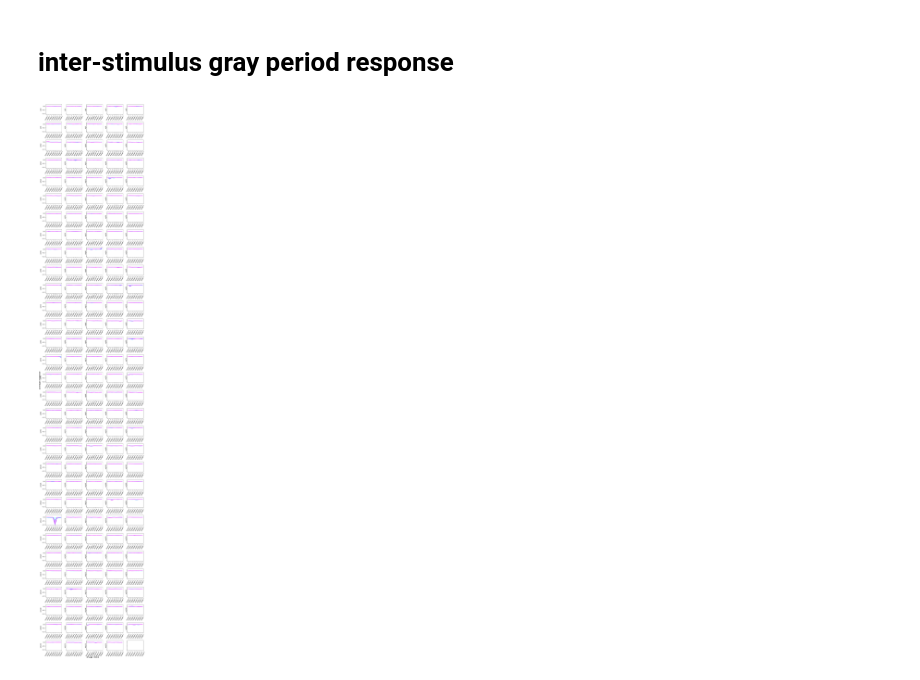
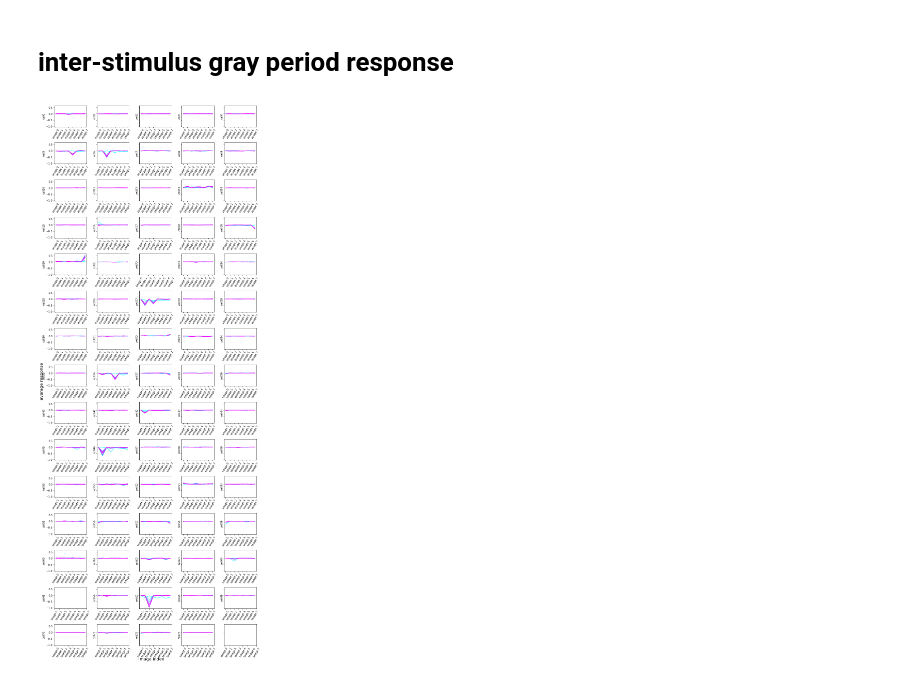
Before and after one commit to hanshuting/swdb_2018_tools, a Jupyter notebook: theory_project/tuning_curve_analysis.ipynb, the cells around one changed output. Drawn from its saved outputs; the diff is of its cells as text; code cells hidden in the pictures.

```diff
--- a/theory_project/tuning_curve_analysis.ipynb
+++ b/theory_project/tuning_curve_analysis.ipynb
@@ -28,7 +28,7 @@ manifest_file = 'visual_behavior_data_manifest.csv'
 manifest = pd.read_csv(os.path.join(drive_path,manifest_file))
 # %%
 # find experiment ids
-targeted_structure = 'VISp'
+targeted_structure = 'VISal'
 cre_line = 'Slc17a7-IRES2-Cre'
 # cre_line = 'Vip-IRES-Cre'
 session_type = 'behavior_session_A'
@@ -43,7 +42,7 @@ manifest[(manifest['targeted_structure']==targeted_structure) & (manifest['cre_l
 # %% [markdown]
 V1, VIP: experiment_id=695471168, cells are tuned to gray
 # %%
-experiment_id = 720001924
+experiment_id = 692342909
 experiment_container_id = manifest[manifest.experiment_id==experiment_id].experiment_container_id.values[0]
 
 dataset= VisualBehaviorOphysDataset(experiment_id, cache_dir=drive_path)
@@ -132,8 +131,8 @@ for row in range(num_row):
 
         for im in range(num_im):
             for r in range(len_cutoff):
-                im_resp_avg[cell, im, r] = np.mean(avg_resp[im][cell, r, :])
-                im_resp_se[cell, im, r] = np.std(avg_resp[im][cell, r, :])/np.sqrt(avg_resp[im].shape[2])
+                im_resp_avg[cell, im, r] = np.nanmean(avg_resp[im][cell, r, :])
+                im_resp_se[cell, im, r] = np.nanstd(avg_resp[im][cell, r, :])/np.sqrt(avg_resp[im].shape[2])
 
         for i, c in zip(range(len_cutoff),color_idx): # loop over repeats
 
@@ -155,10 +154,13 @@ fig.savefig('fig/tuning_curve_flash_' + targeted_structure + '_' + cre_line + '_
 # %%
 # population tuning curve
+im_resp_avg_pos = im_resp_avg.copy()
+im_resp_avg_pos[im_resp_avg_pos<0] = 0 # zero out negative tuning values
+
 
 # create plot
 fig, ax = plt.subplots(figsize=(6,4))
 for r, c in zip(range(len_cutoff),color_idx):
-    ax.plot(np.sum(im_resp_avg[:,:,r], axis=0), color=cmap(c))
+    ax.plot(np.nansum(im_resp_avg_pos[:,:,r], axis=0), color=cmap(c))
 
 fig.text(0.5, 0, 'image index', ha='center', fontsize=16)
 fig.text(0, 0.5, 'average response', va='center', fontsize=16, rotation='vertical')
@@ -174,12 +176,12 @@ fig.savefig('fig/population_tuning_curve_flash_' + targeted_structure + '_' + cr
 fig, axes = plt.subplots(2, 4, sharey=True, figsize=[10,4])
 
 for im, ax in zip(range(num_im), axes.ravel()):
-    ax.plot(np.sum(im_resp_avg[:,im,:], axis=0))
+    ax.plot(np.nansum(im_resp_avg_pos[:,im,:], axis=0))
 #     ax.errorbar(np.arange(len_cutoff), np.sum(im_resp_avg[:,im,:], axis=0), yerr=im_resp_se[cell,im,:], capsize=3)
     ax.set_xticks(np.arange(len_cutoff))
     ax.set_ylabel('Image' + str(im))
 
-fig.text(0.5, 0, 'Number of Repeats', ha='center', fontsize=16)
+fig.text(0.5, 0, 'Repetition Number', ha='center', fontsize=16)
 # fig.text(0, 0.5, 'Population Gain', va='center', fontsize=16, rotation='vertical')
 fig.tight_layout(rect=[0, 0.03, 1, 0.95])
 plt.suptitle('Population Gain Modulation to Flash Over Time', fontsize=16)
@@ -300,35 +302,35 @@ gray_resp_avg = np.zeros([num_cell, num_im, len_cutoff])
 gray_resp_se = np.zeros([num_cell, num_im, len_cutoff])
 
 # create plot
 fig, axes = plt.subplots(num_row, num_cell_per_row, sharey=True, figsize=(12,num_row*2))
 
 for row in range(num_row):
 
     cell_start = row*num_cell_per_row
     cell_end = np.max([row*num_cell_per_row+1, num_cell])
     for cell, ax in zip(np.arange(cell_start, cell_end), axes[row,:]): # loop over cells
 
         for im in range(num_im):
             for r in range(len_cutoff):
-                gray_resp_avg[cell, im, r] = np.mean(avg_resp_gray[im][cell, r, :])
-                gray_resp_se[cell, im, r] = np.std(avg_resp_gray[im][cell, r, :])/np.sqrt(avg_resp[im].shape[2])
+                gray_resp_avg[cell, im, r] = np.nanmean(avg_resp_gray[im][cell, r, :])
+                gray_resp_se[cell, im, r] = np.nanstd(avg_resp_gray[im][cell, r, :])/np.sqrt(avg_resp[im].shape[2])
 
         for i, c in zip(range(len_cutoff),color_idx): # loop over repeats
             ax.plot(gray_resp_avg[cell,:,i], color=cmap(c))
             ax.set_ylabel('cell' + str(cell))
 
         #ax.set_xticks(range(8), ['Gray 0', 'Gray 1', 'Gray 2', 'Gray 3', 'Gray 4', 'Gray 5', 'Gray 6', 'Gray 7'])#, rotation=40)
 
 fig.text(0.5, 0, 'image index', ha='center', fontsize=16)
 fig.text(0, 0.5, 'average response', va='center', fontsize=16, rotation='vertical')
 plt.setp(axes, xticks=range(8), xticklabels=['Image 0', 'Image 1', 'Image 2', 'Image 3', 'Image 4', 'Image 5', 'Image 6', 'Image 7'])
 for ax in axes.ravel():
     plt.setp(ax.get_xticklabels(), rotation=60)
 plt.tight_layout()
 plt.show()
 
 fig.savefig('fig/tuning_curve_gray_' + targeted_structure + '_' + cre_line + '_' + str(experiment_id) + '.pdf')
 # %% [output]
-[figure, old version]
+[figure, new version]
 # %%
 # population tuning curve
```
Also changed, not shown: parts of 6 cells of this notebook.
